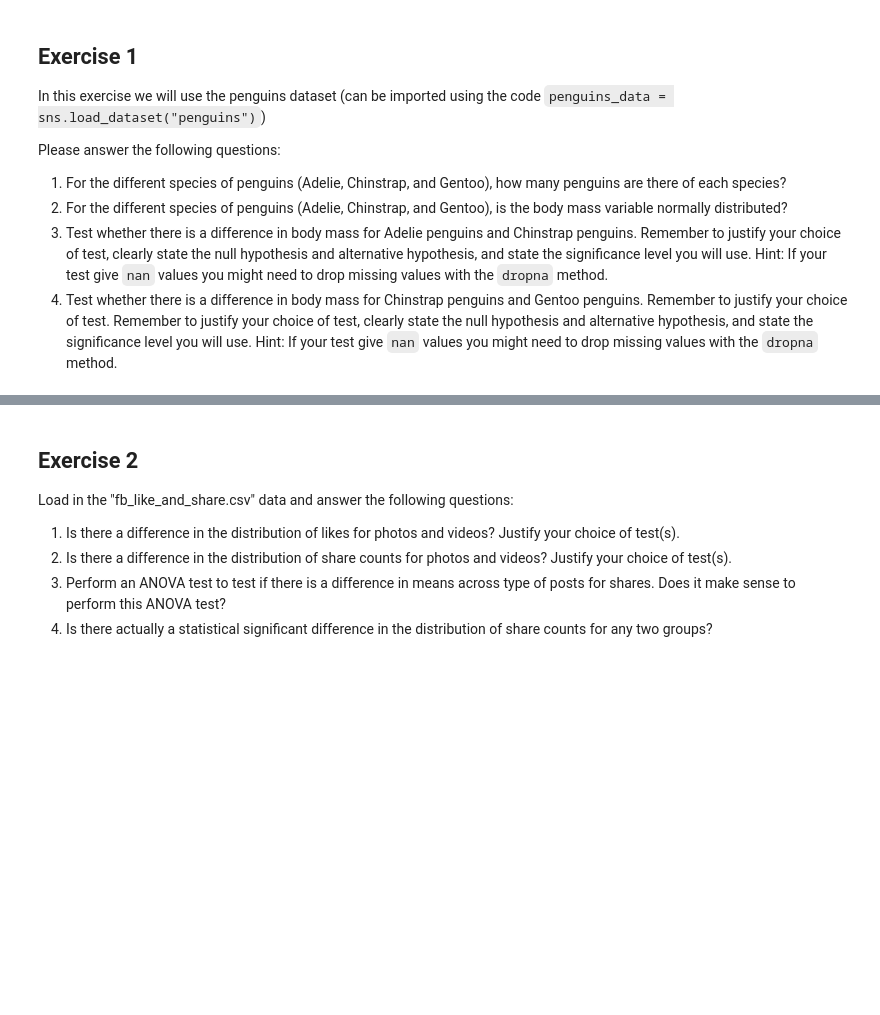
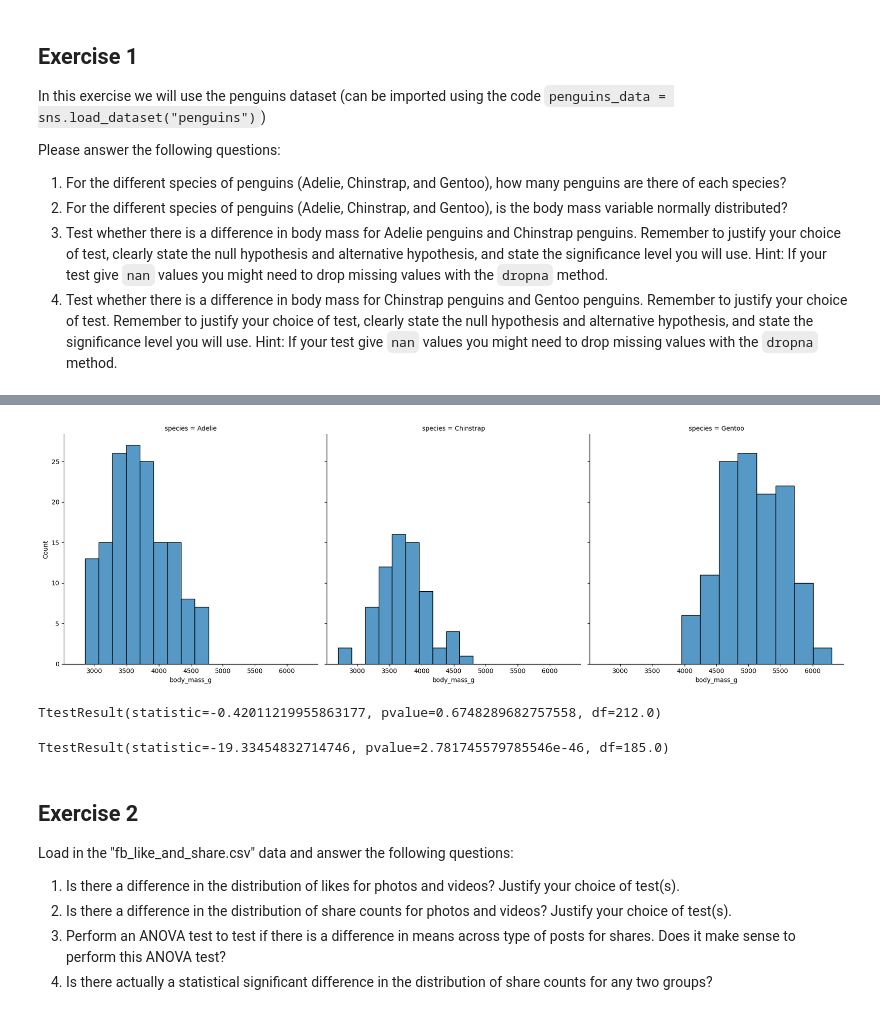
Before and after one commit to hsahmad112/DataAndThingsW2025, a Jupyter notebook: exercise_4.ipynb, the cells around one changed output, grey strips where cells are left out. Saved outputs shown, nothing was run; the diff lists cells and outputs as text; code cells hidden in the pictures; blank space fills up the shorter version.

```diff
--- a/exercise_4.ipynb
+++ b/exercise_4.ipynb
@@ -24,3 +59,55 @@ Please answer the following questions:
+# %%
+#2. For the different species of penguins (Adelie, Chinstrap, and Gentoo), is the body mass variable normally distributed?
+g = sns.FacetGrid(data=penguins_data, col="species", height= 6)
+g.map(sns.histplot, 'body_mass_g')
+plt.show()
+
+#yes, they are normally distributed
+# %% [output]
+[figure, added]
+# %%
+#3. Test whether there is a difference in body mass for Adelie penguins and Chinstrap penguins.
+# Remember to justify your choice of test, clearly state the null hypothesis and alternative hypothesis, and state the significance level you will use. Hint: If your test give `nan` values you might need to drop missing values with the `dropna` method.
+
+#I will be picking the Student t Test, because:
+# 1. I am seeking to compare, not summarize nor investigate relationship between the variables.
+# 2. The independent variable we are seeking to investigate is weight (i.e continious as it is a Ratio)
+# 3. I consider our sample size large.
+# 4. I are comparing between 2 groups (Adelie and Chinstraps)
+# 5. While they both are penguins, they are two seperate species and thus not part of the same group.
+
+# Per the hint, we'll be dropping the n/a values.
+diff_ad_ch= penguins_data.copy()
+diff_ad_ch = penguins_data.dropna()
+
+
+# The null hypothesis: There is no difference between in weight between Adelie and Chinstraps penguins. Significance level = 0.05.
+# The alternate hypothesis: there is a difference between Adelie and Chinstraps.
+
+stats.ttest_ind(diff_ad_ch[diff_ad_ch['species']=='Adelie']['body_mass_g'], diff_ad_ch[diff_ad_ch['species']=='Chinstrap']['body_mass_g'])
+# The p-value is larger than the significance level, indicating there is a difference in weight between the two penguins.
+# %% [output]
+TtestResult(statistic=-0.42011219955863177, pvalue=0.6748289682757558, df=212.0)
+# %%
+#4. Test whether there is a difference in body mass for Chinstrap penguins and Gentoo penguins.
+# Remember to justify your choice of test. Remember to justify your choice of test, clearly state the null hypothesis and alternative hypothesis, and state the significance level you will use.
+# Hint: If your test give `nan` values you might need to drop missing values with the `dropna` method.
+
+# I will again be picking the "Student t Test", because:
+# 1. Seeking comparison
+# 2. The independent variable we are seeking to investigate is weight
+# 3. The sample size is still considered large.
+# 4. I are comparing between 2 groups (this time Chinstraps and Gentoo penguins)
+# 5. Still both penguins, and still seperate species. Not the same group.
+
+
+# The null hypothesis: There is no difference between in weight between Chinstraps and Gentoo penguins. Significance level = 0.05.
+# The alternate hypothesis: The difference between Chinstrap and Gentoo penguins will be larger than the one between Adelies and Chinstraps.
+stats.ttest_ind(diff_ad_ch[diff_ad_ch['species']=='Chinstrap']['body_mass_g'], diff_ad_ch[diff_ad_ch['species']=='Gentoo']['body_mass_g'])
+
+# The null hypothesis has been disproven, and the alternative hypothesis has been confirmed.
+# %% [output]
+TtestResult(statistic=-19.33454832714746, pvalue=2.781745579785546e-46, df=185.0)
 # %% [markdown]
 ## Exercise 2
 
```
Also changed, not shown: parts of 3 cells of this notebook.
